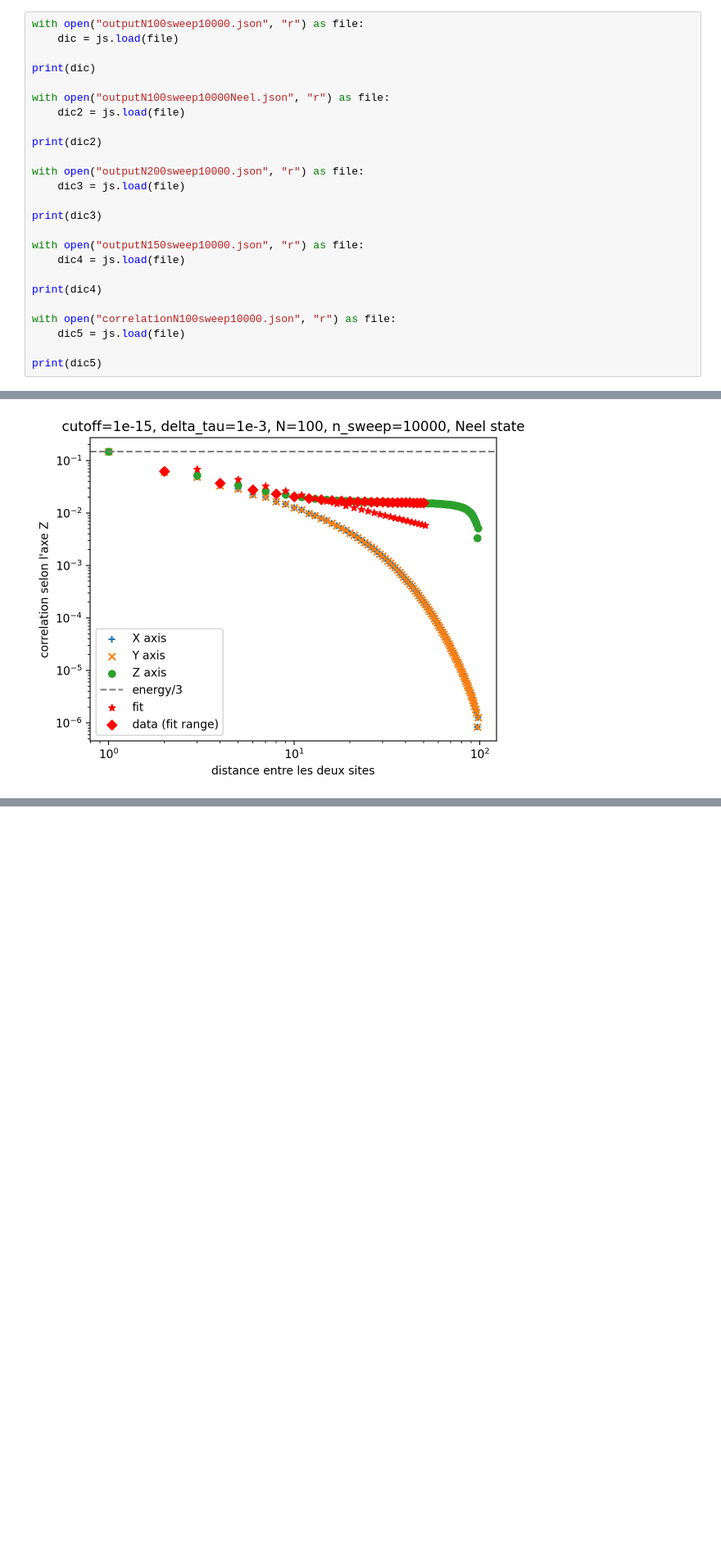
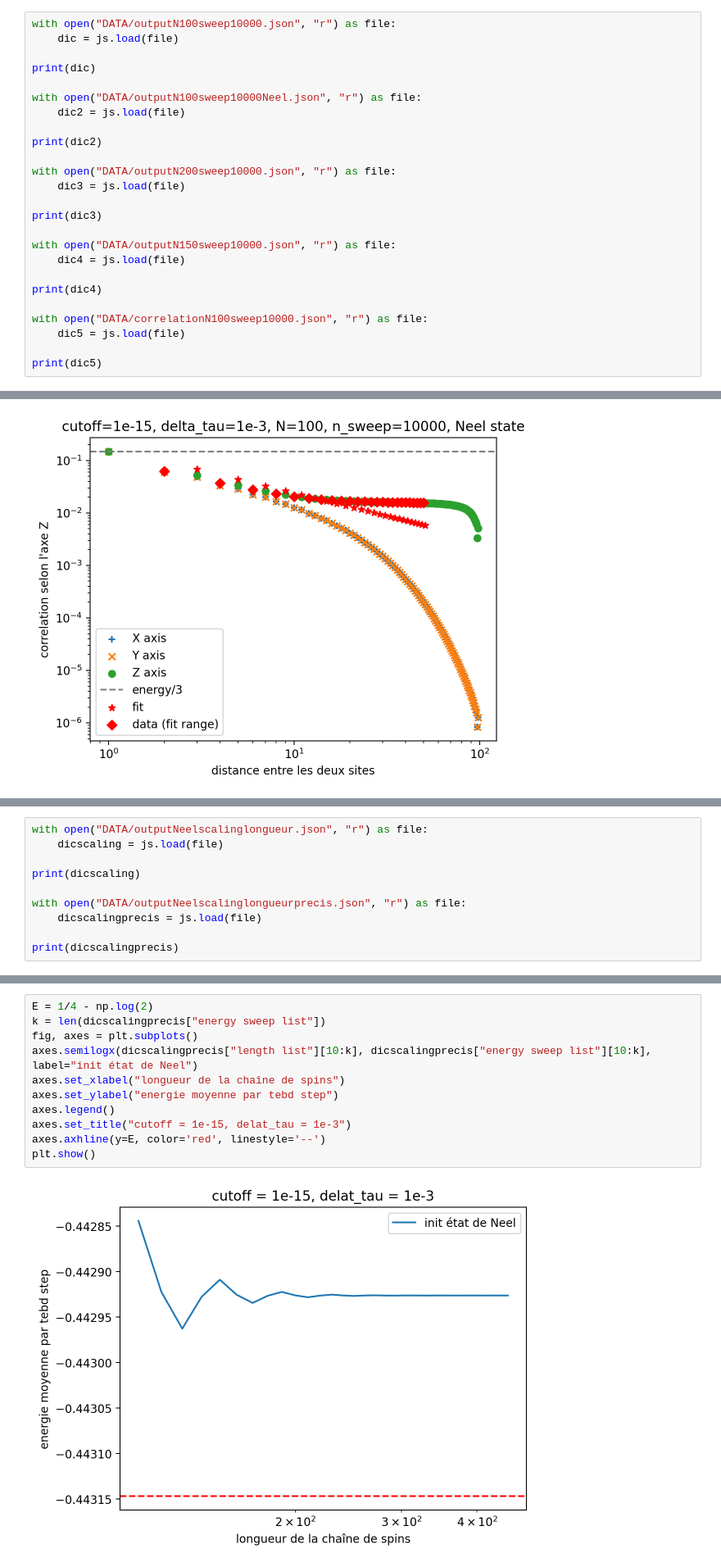
Before and after one commit to romanbeauvallet/Many-Body-Localization, a Jupyter notebook: analyse_simulations_julia/analysis.ipynb, the cells around one changed output, grey strips where cells are left out. Shown: that part at 82% size. Cells and saved outputs as stored; diff of their text form; blank space fills up the shorter version.

```diff
--- a/analyse_simulations_julia/analysis.ipynb
+++ b/analyse_simulations_julia/analysis.ipynb
@@ -12,27 +12,27 @@ from scipy.optimize import curve_fit
 # %% [markdown]
 data
 # %%
-with open("outputN100sweep10000.json", "r") as file:
+with open("DATA/outputN100sweep10000.json", "r") as file:
     dic = js.load(file)
 
 print(dic)
 
-with open("outputN100sweep10000Neel.json", "r") as file:
+with open("DATA/outputN100sweep10000Neel.json", "r") as file:
     dic2 = js.load(file)
 
 print(dic2)
 
-with open("outputN200sweep10000.json", "r") as file:
+with open("DATA/outputN200sweep10000.json", "r") as file:
     dic3 = js.load(file)
 
 print(dic3)
 
-with open("outputN150sweep10000.json", "r") as file:
+with open("DATA/outputN150sweep10000.json", "r") as file:
     dic4 = js.load(file)
 
 print(dic4)
 
-with open("correlationN100sweep10000.json", "r") as file:
+with open("DATA/correlationN100sweep10000.json", "r") as file:
     dic5 = js.load(file)
 
 print(dic5)
@@ -187,0 +190,10 @@ plt.show()
+# %%
+with open("DATA/outputNeelscalinglongueur.json", "r") as file:
+    dicscaling = js.load(file)
+
+print(dicscaling)
+
+with open("DATA/outputNeelscalinglongueurprecis.json", "r") as file:
+    dicscalingprecis = js.load(file)
+
+print(dicscalingprecis)
@@ -187,0 +203,13 @@ plt.show()
+# %%
+E = 1/4 - np.log(2)
+k = len(dicscalingprecis["energy sweep list"])
+fig, axes = plt.subplots()
+axes.semilogx(dicscalingprecis["length list"][10:k], dicscalingprecis["energy sweep list"][10:k], label="init état de Neel")
+axes.set_xlabel("longueur de la chaîne de spins")
+axes.set_ylabel("energie moyenne par tebd step")
+axes.legend()
+axes.set_title("cutoff = 1e-15, delat_tau = 1e-3")
+axes.axhline(y=E, color='red', linestyle='--')
+plt.show()
+# %% [output]
+[figure, added]
```
Also changed, not shown: parts of 3 cells of this notebook, 1 other file.
